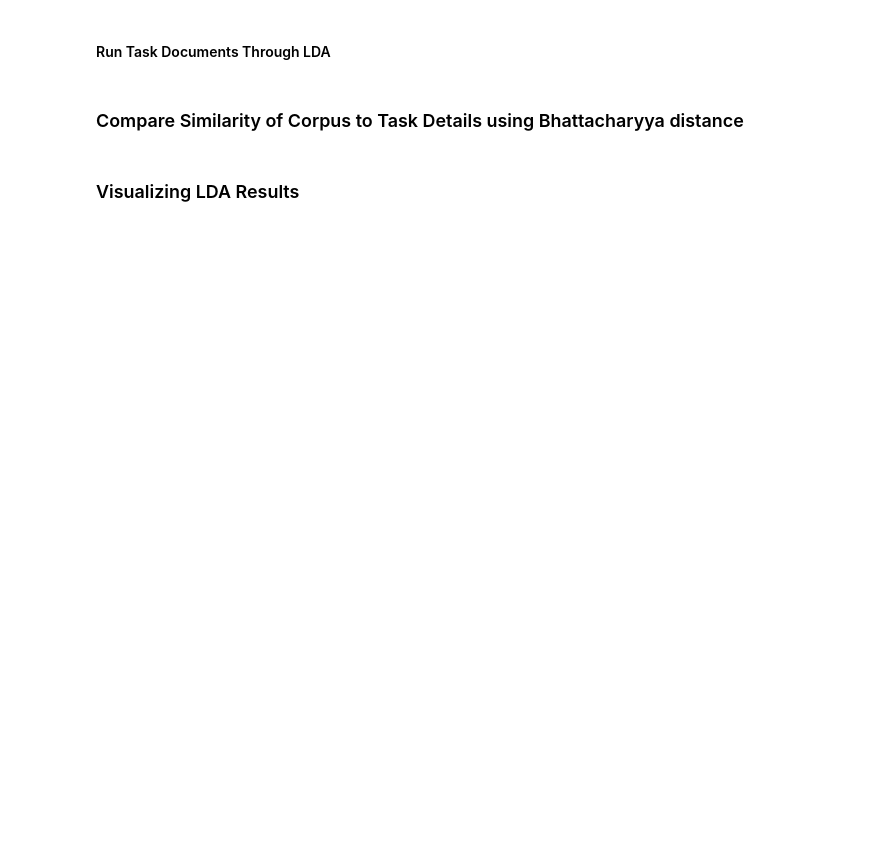
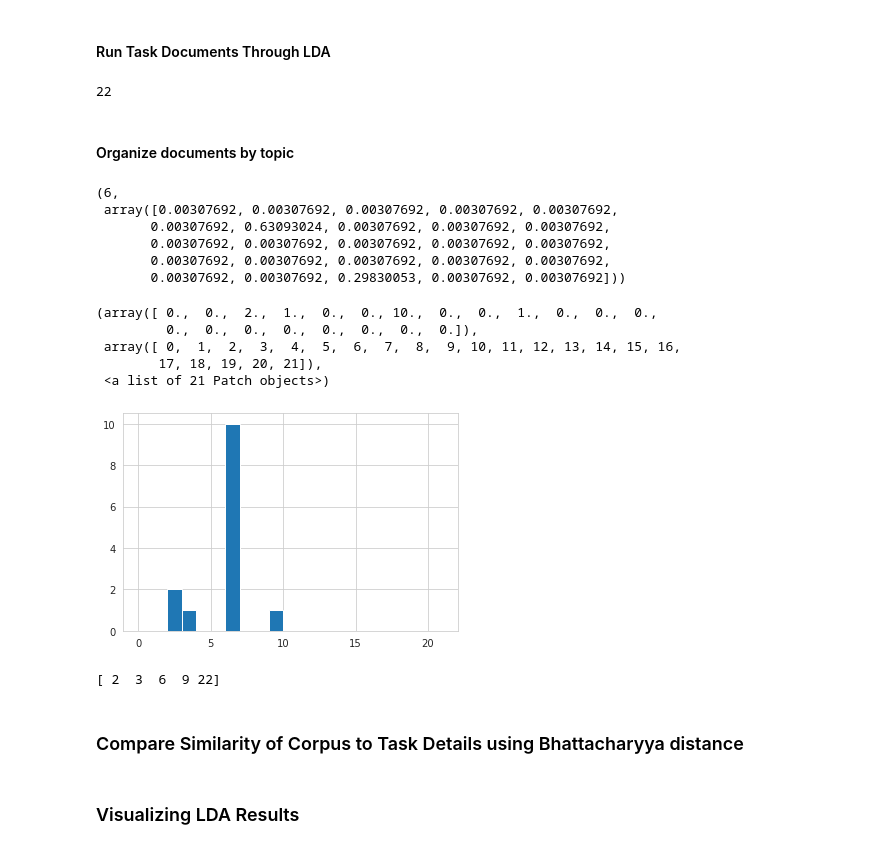
Before and after one commit to elilaird/COVID-19-Open-Research-Dataset-Challenge, a Jupyter notebook: CORD-19-Topic-Modeling.ipynb, the cells around one changed output. Cells and saved outputs as stored; diff of their text form; code cells hidden in the pictures; blank space fills up the shorter version.

```diff
--- a/CORD-19-Topic-Modeling.ipynb
+++ b/CORD-19-Topic-Modeling.ipynb
@@ -355,4 +399,6 @@ tasks_bow.toarray().shape
 tasks_topics = lda.transform(tasks_bow)
 
 print(len(tasks_topics))
-print(tasks_topics)
+#print(tasks_topics)
+# %% [output]
+22
@@ -359,3 +407,48 @@ print(tasks_topics)
+# %% [markdown]
+#### Organize documents by topic
+# %%
+from collections import defaultdict
+
+
+def organize_by_topic(topic_matrix):
+    topic_doc = []
+
+    for doc, topic_vec in enumerate(topic_matrix):
+        topic_doc.append((np.argmax(topic_vec), topic_vec))
+
+    return topic_doc
+
+#creates dataframe of topic distribution for visualization
+def build_topic_df(_topic_doc):
+    d = {}
+    for key, val in _topic_doc.items():
+        d[key] = pd.Series([v[0] for v in val])
+
+    return pd.DataFrame(d)
+# %%
+topic_doc_assignments = organize_by_topic(tasks_topics)
+pprint(topic_doc_assignments[0])
+# %% [output]
+(6,
+ array([0.00307692, 0.00307692, 0.00307692, 0.00307692, 0.00307692,
+       0.00307692, 0.63093024, 0.00307692, 0.00307692, 0.00307692,
+       0.00307692, 0.00307692, 0.00307692, 0.00307692, 0.00307692,
+       0.00307692, 0.00307692, 0.00307692, 0.00307692, 0.00307692,
+       0.00307692, 0.00307692, 0.29830053, 0.00307692, 0.00307692]))
+# %%
+plt.hist(np.array(topic_doc_assignments), bins=range(len(topic_doc_assignments)))
+# %% [output]
+(array([ 0.,  0.,  2.,  1.,  0.,  0., 10.,  0.,  0.,  1.,  0.,  0.,  0.,
+         0.,  0.,  0.,  0.,  0.,  0.,  0.,  0.]),
+ array([ 0,  1,  2,  3,  4,  5,  6,  7,  8,  9, 10, 11, 12, 13, 14, 15, 16,
+        17, 18, 19, 20, 21]),
+ <a list of 21 Patch objects>)
+[figure, added]
+# %%
+top_topics = np.unique(topic_doc_assignments)
+print(top_topics)
+# %% [output]
+[ 2  3  6  9 22]
 # %% [markdown]
 ### Compare Similarity of Corpus to Task Details using Bhattacharyya distance
 # %%
```
Also changed, not shown: parts of 14 cells of this notebook.
